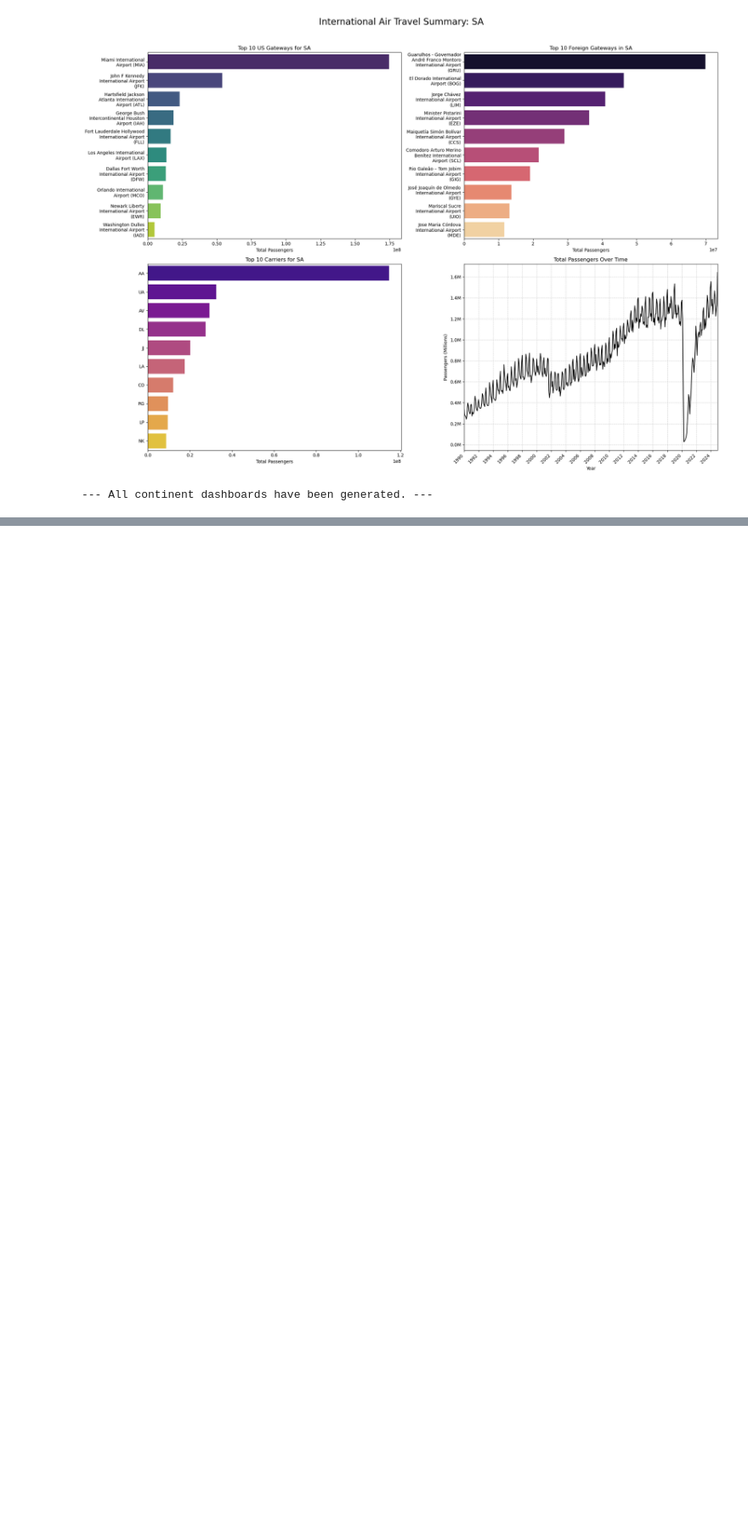
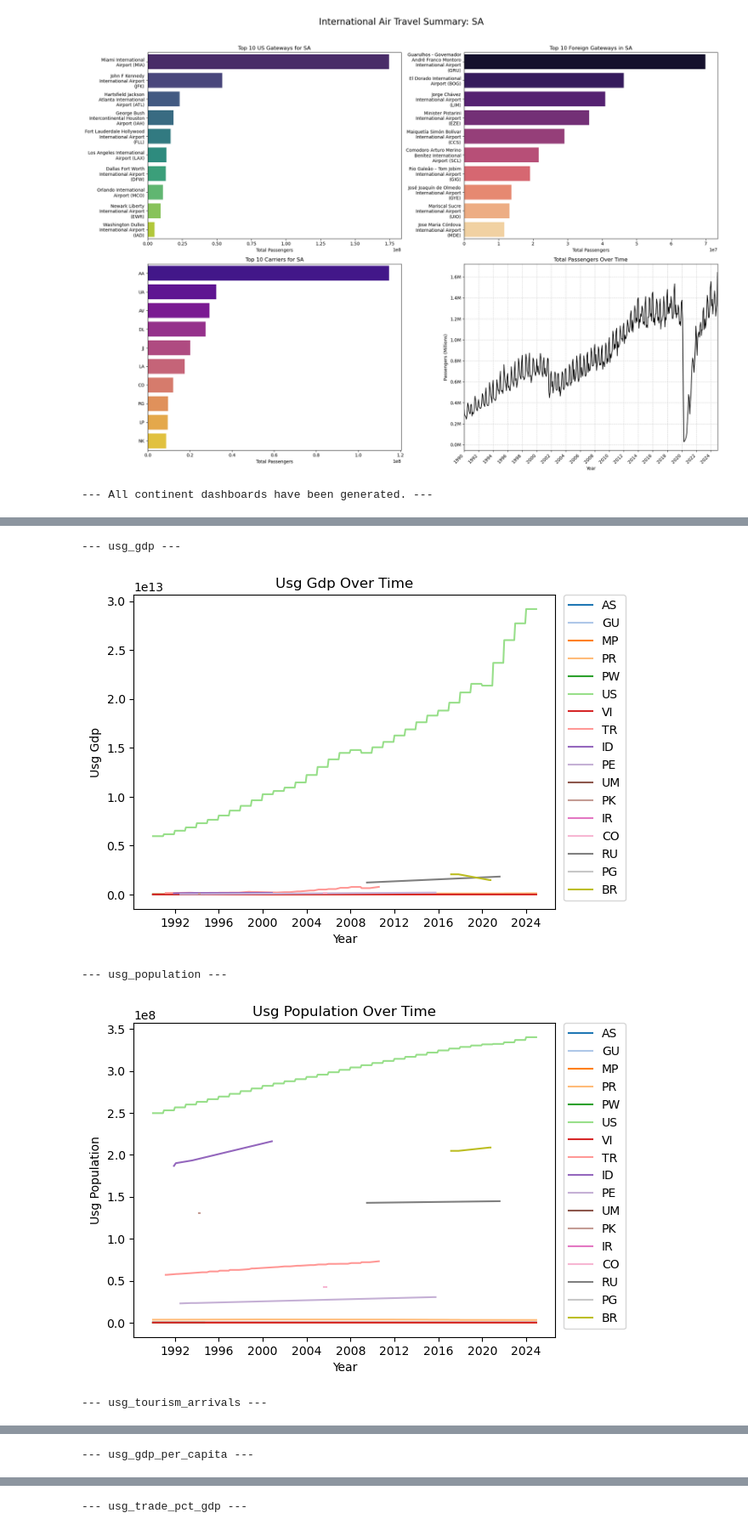
Before and after one commit to NicholasAKovacs/Skynet, a Jupyter notebook: notebooks/data_intro.ipynb, the cells around one changed output, grey strips where cells are left out. Shown at 85% size. Cells and saved outputs as stored; diff of their text form; code cells hidden in the pictures; blank space fills up the shorter version.

Commit message:
Incorporating WB data into data intro analysis. Looks like perhaps foreign military bases are included as USG, so need to go back to data cleaning script to fix this

```diff
--- a/notebooks/data_intro.ipynb
+++ b/notebooks/data_intro.ipynb
@@ -394,0 +457,17 @@ print("\n--- All continent dashboards have been generated. ---")
+# %%
+for wb_col in ['usg_gdp', 'usg_population', 'usg_tourism_arrivals', 'usg_gdp_per_capita', 'usg_trade_pct_gdp']:
+    print(f"--- {wb_col} ---")
+    sns.lineplot(data=df[['data_dte', wb_col, 'usg_iso_country']].drop_duplicates()
+                    .groupby(['data_dte', 'usg_iso_country']).mean().reset_index(),
+                 x ='data_dte', y=wb_col, hue='usg_iso_country', palette="tab20")
+    plt.legend(bbox_to_anchor=(1.02, 1), loc='upper left', borderaxespad=0.)
+    plt.title(f'{wb_col.replace("_", " ").title()} Over Time')
+    plt.xlabel('Year')
+    plt.ylabel(wb_col.replace("_", " ").title())
+    plt.show()
+# %% [output]
+--- usg_gdp ---
+[figure, added]
+--- usg_population ---
+[figure, added]
+--- usg_tourism_arrivals ---
@@ -394,0 +475 @@ print("\n--- All continent dashboards have been generated. ---")
+--- usg_gdp_per_capita ---
@@ -394,0 +477 @@ print("\n--- All continent dashboards have been generated. ---")
+--- usg_trade_pct_gdp ---
```
Also changed, not shown: parts of 6 cells of this notebook, 1 other file.
